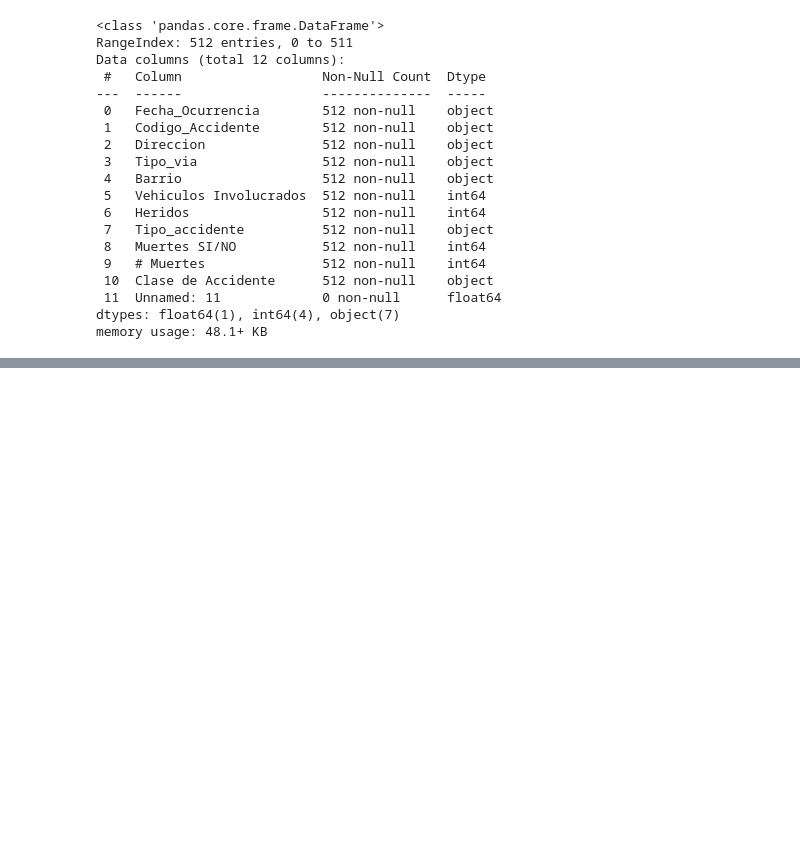
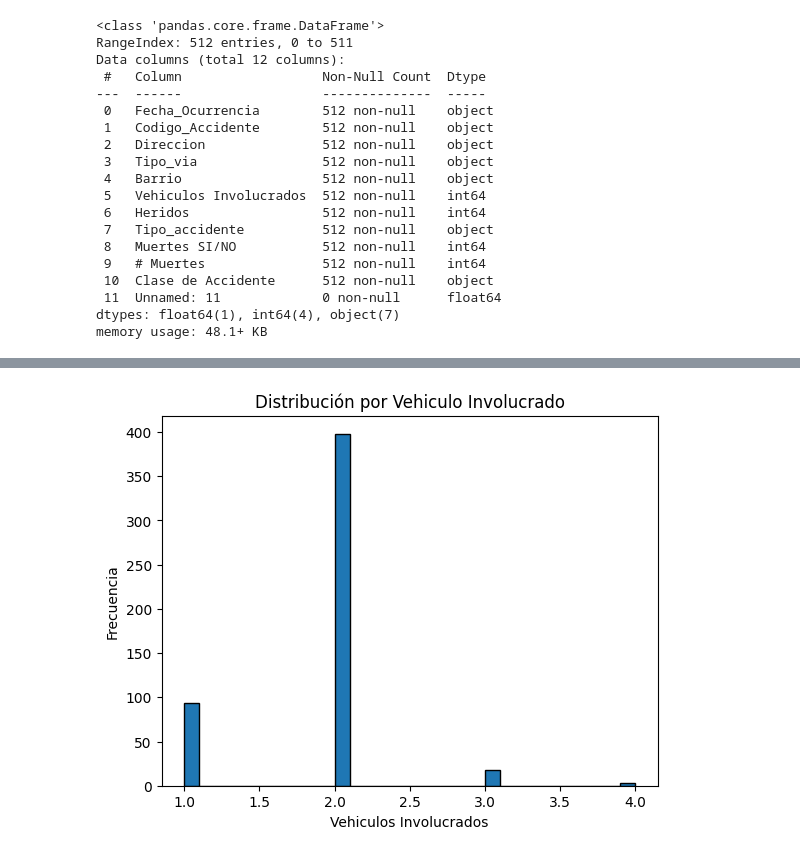
Before and after one commit to aprada84/Proyecto-1, a Jupyter notebook: Material complementario/PROYECTO.ipynb, the cells around one changed output, grey strips where cells are left out. Saved outputs shown, nothing was run; the diff lists cells and outputs as text; code cells hidden in the pictures; blank space fills up the shorter version.

```diff
--- a/Material complementario/PROYECTO.ipynb
+++ b/Material complementario/PROYECTO.ipynb
@@ -65,0 +69,11 @@ plt.show()
+# %%
+#GRAFICO 2
+# DISTRIBUCIÓN POR VEHÍCULO INVOLUCRADO
+
+df['Vehiculos Involucrados'].dropna().plot(kind='hist', bins=30, edgecolor='black')
+plt.title('Distribución por Vehiculo Involucrado')
+plt.xlabel('Vehiculos Involucrados')
+plt.ylabel('Frecuencia')
+plt.show()
+# %% [output]
+[figure, added]
```
Also changed, not shown: parts of 5 cells of this notebook.
